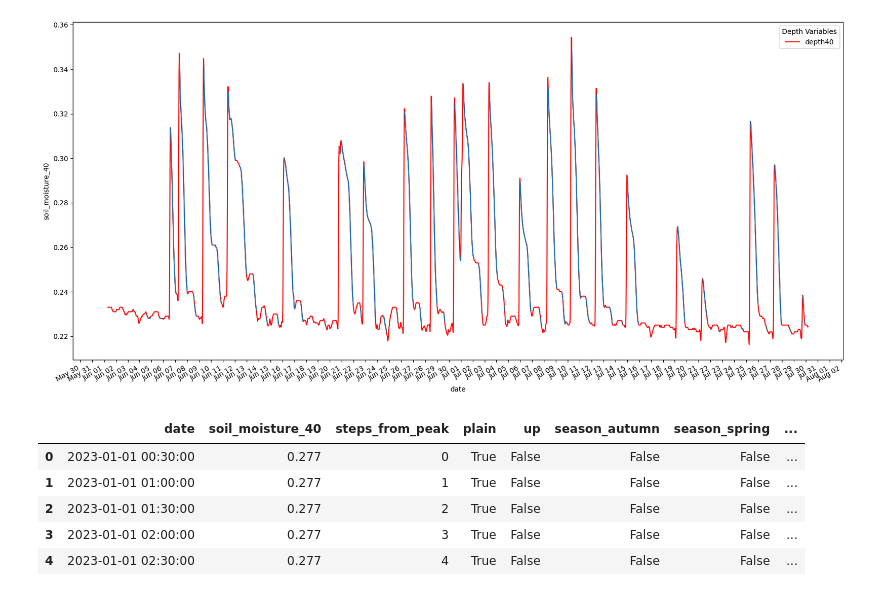
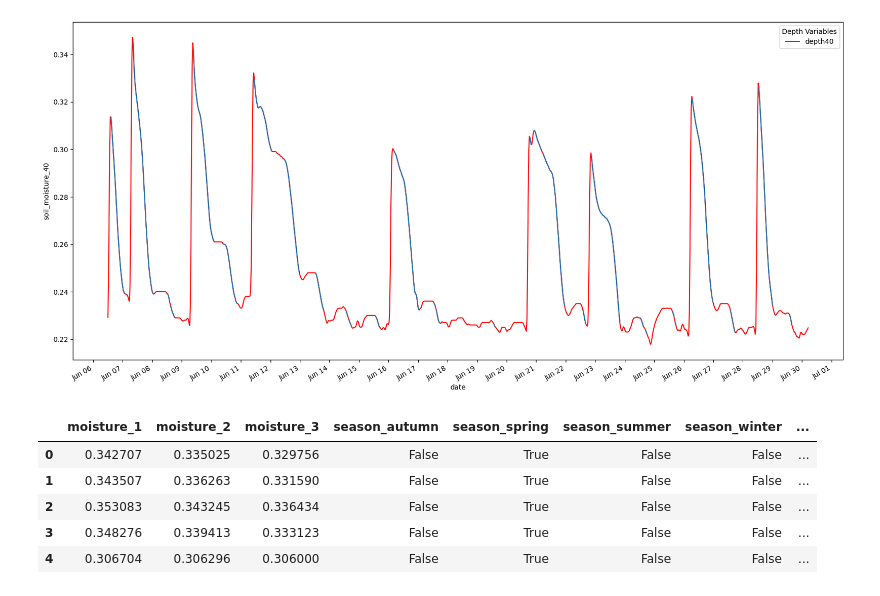
Before and after one commit to 3urega/SAF, a Jupyter notebook: separate_slopes.ipynb, the cells around one changed output. Cells and saved outputs as stored; diff of their text form; code cells hidden in the pictures.

```diff
--- a/separate_slopes.ipynb
+++ b/separate_slopes.ipynb
@@ -30,37 +38,39 @@ df_decay["plain"] = df_decay["plain"].astype(bool)
 # %%
-start_date = pd.to_datetime("2024-06-01 08:00:00")
-end_date   = pd.to_datetime("2024-07-30 05:00:00")
+start_date = pd.to_datetime("2024-06-06 12:00:00")
+end_date   = pd.to_datetime("2024-06-30 05:00:00")
 df_constricted = df[(df["date"] >= start_date) & (df["date"] <= end_date)]
 #We use the gradients to detect slopes and plains, but we first normalize to be able to get good scales for thresholding
 
 restricted_mask = ~df_decay["plain"] & ~df_decay["up"]
 restricted_dates = df_decay.loc[restricted_mask, "date"]
 
 restricted_df = df_constricted.copy()
 restricted_df["soil_moisture_40"] = np.nan
 restricted_df["soil_moisture_40"] = df_constricted.loc[df_constricted["date"].isin(restricted_dates), "soil_moisture_40"]
 
 plt.figure(figsize=(20, 10))
 
 sns.lineplot(df_constricted, x="date", y="soil_moisture_40", label="depth40", color="red")
 plt.plot(restricted_df["date"], np.ma.masked_invalid(restricted_df["soil_moisture_40"].astype(float)))
 # sns.lineplot(plain_df, x="date", y="soil_moisture_40", label="plain", color="blue")
 plt.legend(title="Depth Variables")
 # plt.ylim(0, 0.40)
 plt.gca().xaxis.set_major_locator(mdates.DayLocator(interval=1))
 plt.gca().xaxis.set_major_formatter(mdates.DateFormatter('%b %d'))
 plt.gcf().autofmt_xdate()  # rotate labels for clarity
 plt.show()
 plt.show()
 # %% [output]
-[figure, old version]
+[figure, new version]
 # %%
-df_decay = preprocess.separate_slopes_by_groups(df_decay)
-df_decay.head()
+df_decay_grouped = preprocess.separate_slopes_by_groups(df_decay)
+df_decay_grouped = preprocess.compute_group_slopes(df_decay_grouped)
+X, y = preprocess.compute_slopes_dataset(df_decay_grouped)
+X.head()
 # %% [output]
-|  | date | soil_moisture_40 | steps_from_peak | plain | up | season_autumn | season_spring | ... |
-| 0 | 2023-01-01 00:30:00 | 0.277 | 0 | True | False | False | False | ... |
-| 1 | 2023-01-01 01:00:00 | 0.277 | 1 | True | False | False | False | ... |
-| 2 | 2023-01-01 01:30:00 | 0.277 | 2 | True | False | False | False | ... |
-| 3 | 2023-01-01 02:00:00 | 0.277 | 3 | True | False | False | False | ... |
-| 4 | 2023-01-01 02:30:00 | 0.277 | 4 | True | False | False | False | ... |
+|  | moisture_1 | moisture_2 | moisture_3 | season_autumn | season_spring | season_summer | season_winter | ... |
+| 0 | 0.342707 | 0.335025 | 0.329756 | False | True | False | False | ... |
+| 1 | 0.343507 | 0.336263 | 0.331590 | False | True | False | False | ... |
+| 2 | 0.353083 | 0.343245 | 0.336434 | False | True | False | False | ... |
+| 3 | 0.348276 | 0.339413 | 0.333123 | False | True | False | False | ... |
+| 4 | 0.306704 | 0.306296 | 0.306000 | False | True | False | False | ... |
```
Also changed, not shown: parts of 8 cells of this notebook, 5 other files.
